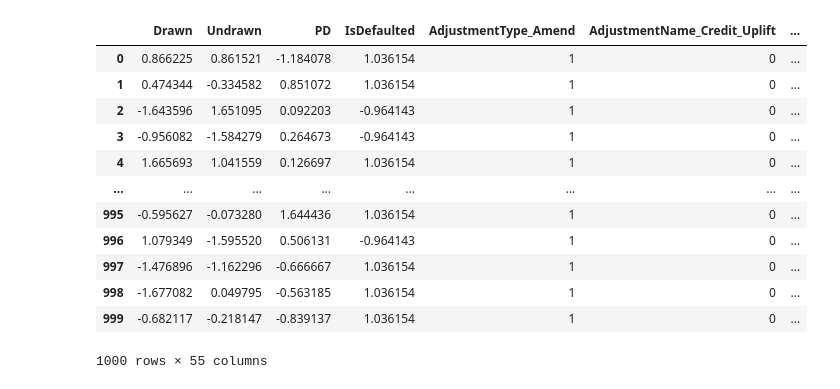
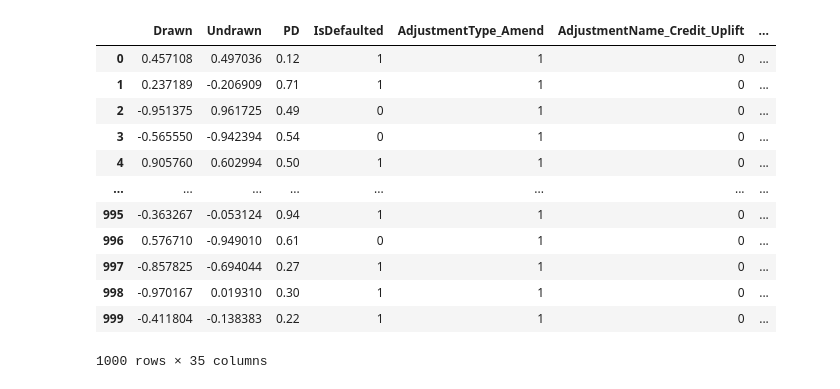
Before and after one commit to AbbyKatt/mycode, a Jupyter notebook: AI_Adjustments_Proto/AiTrainer.ipynb, the cells around one changed output. Cells and saved outputs as stored; diff of their text form; code cells hidden in the pictures.

```diff
--- a/AI_Adjustments_Proto/AiTrainer.ipynb
+++ b/AI_Adjustments_Proto/AiTrainer.ipynb
@@ -55,40 +59,31 @@ df_encoded
 1000 rows × 35 columns
-# %%
-#Stage 2: Normalize all numeric values
-#Normalize the dataframe
-# df_normalized = (df_encoded - df_encoded.mean()) / df_encoded.std()
-
-# #No idea why this one breaks
-# #"AdjustmentType_Amend"
-# df_normalized["AdjustmentType_Amend"]=1
-
-#Normalize each column, one at a time - except the onehot encoded ones
-df_normalized=df_encoded.copy()
-for col in df_encoded.columns:
-    #Get everything in column before _
-    col_name=col.split('_')[0]
-    if col_name not in string_columns:
-        df_normalized[col]=(df_encoded[col]-df_encoded[col].mean())/df_encoded[col].std()
-
-
-
-# df_normalized=df_encoded.copy()
-# for col in df_encoded.columns:
-#     df_normalized[col]=(df_encoded[col]-df_encoded[col].mean())/df_encoded[col].std()
-
-df_normalized
-# %% [output]
-|  | Drawn | Undrawn | PD | IsDefaulted | AdjustmentType_Amend | AdjustmentName_Credit_Uplift | ... |
-| 0 | 0.866225 | 0.861521 | -1.184078 | 1.036154 | 1 | 0 | ... |
-| 1 | 0.474344 | -0.334582 | 0.851072 | 1.036154 | 1 | 0 | ... |
-| 2 | -1.643596 | 1.651095 | 0.092203 | -0.964143 | 1 | 0 | ... |
-| 3 | -0.956082 | -1.584279 | 0.264673 | -0.964143 | 1 | 0 | ... |
-| 4 | 1.665693 | 1.041559 | 0.126697 | 1.036154 | 1 | 0 | ... |
-| ... | ... | ... | ... | ... | ... | ... | ... |
-| 995 | -0.595627 | -0.073280 | 1.644436 | 1.036154 | 1 | 0 | ... |
-| 996 | 1.079349 | -1.595520 | 0.506131 | -0.964143 | 1 | 0 | ... |
-| 997 | -1.476896 | -1.162296 | -0.666667 | 1.036154 | 1 | 0 | ... |
-| 998 | -1.677082 | 0.049795 | -0.563185 | 1.036154 | 1 | 0 | ... |
-| 999 | -0.682117 | -0.218147 | -0.839137 | 1.036154 | 1 | 0 | ... |
-1000 rows × 55 columns
+# %%
+#Stage 2: Normalize all numeric values
+#Normalize the dataframe
+
+#Normalize Drawn (-1 to 1)
+df_normalized=df_encoded.copy()
+df_normalized["Drawn"]=(df_encoded["Drawn"]-df_encoded["Drawn"].min())/(df_encoded["Drawn"].max()-df_encoded["Drawn"].min())*2-1
+#Normalize Undrawn (-1 to 1)
+df_normalized["Undrawn"]=(df_encoded["Undrawn"]-df_encoded["Undrawn"].min())/(df_encoded["Undrawn"].max()-df_encoded["Undrawn"].min())*2-1
+
+#Clip PD to 0-1
+df_normalized["PD"]=df_normalized["PD"].clip(0,1)
+
+
+df_normalized
+# %% [output]
+|  | Drawn | Undrawn | PD | IsDefaulted | AdjustmentType_Amend | AdjustmentName_Credit_Uplift | ... |
+| 0 | 0.457108 | 0.497036 | 0.12 | 1 | 1 | 0 | ... |
+| 1 | 0.237189 | -0.206909 | 0.71 | 1 | 1 | 0 | ... |
+| 2 | -0.951375 | 0.961725 | 0.49 | 0 | 1 | 0 | ... |
+| 3 | -0.565550 | -0.942394 | 0.54 | 0 | 1 | 0 | ... |
+| 4 | 0.905760 | 0.602994 | 0.50 | 1 | 1 | 0 | ... |
+| ... | ... | ... | ... | ... | ... | ... | ... |
+| 995 | -0.363267 | -0.053124 | 0.94 | 1 | 1 | 0 | ... |
+| 996 | 0.576710 | -0.949010 | 0.61 | 0 | 1 | 0 | ... |
+| 997 | -0.857825 | -0.694044 | 0.27 | 1 | 1 | 0 | ... |
+| 998 | -0.970167 | 0.019310 | 0.30 | 1 | 1 | 0 | ... |
+| 999 | -0.411804 | -0.138383 | 0.22 | 1 | 1 | 0 | ... |
+1000 rows × 35 columns
 # %%
```
Also changed, not shown: parts of 8 cells of this notebook.
